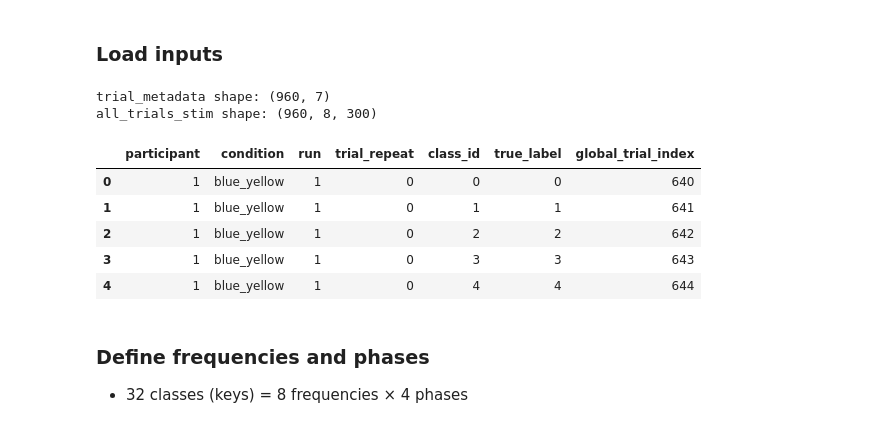
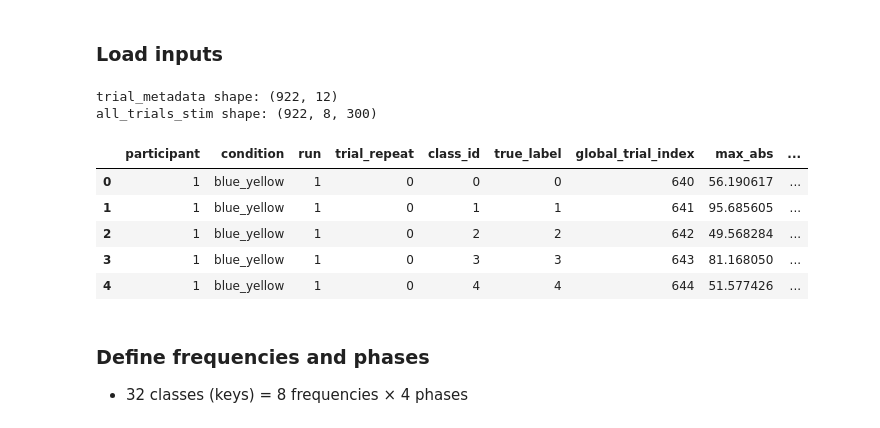
Before and after one commit to cogs189-team3/OpenVEP, a Jupyter notebook: notebooks/feature_extraction_and_classification.ipynb, the cells around one changed output. Cells and saved outputs as stored; diff of their text form; code cells hidden in the pictures.

```diff
--- a/notebooks/feature_extraction_and_classification.ipynb
+++ b/notebooks/feature_extraction_and_classification.ipynb
@@ -53,25 +53,25 @@ FILTER_WEIGHTS = np.arange(1, len(FILTER_BANKS) + 1) ** (-1.25) + 0.25
 ### Load inputs
 # %%
 # Load metadata created in load_and_qc.ipynb
-trial_metadata = pd.read_csv(INPUT_DIR / "trial_metadata.csv")
+trial_metadata = pd.read_csv(INPUT_DIR / "trial_metadata_clean.csv")
 
 # Load EEG data from the stimulus window only
 # Expected shape: (n_trials, 8, 300)
-all_trials_stim = np.load(INPUT_DIR / "all_trials_stim.npy")
+all_trials_stim = np.load(INPUT_DIR / "all_trials_stim_clean.npy")
 
 print("trial_metadata shape:", trial_metadata.shape)
 print("all_trials_stim shape:", all_trials_stim.shape)
 
 trial_metadata.head()
 # %% [output]
-trial_metadata shape: (960, 7)
-all_trials_stim shape: (960, 8, 300)
+trial_metadata shape: (922, 12)
+all_trials_stim shape: (922, 8, 300)
-|  | participant | condition | run | trial_repeat | class_id | true_label | global_trial_index |
-| 0 | 1 | blue_yellow | 1 | 0 | 0 | 0 | 640 |
-| 1 | 1 | blue_yellow | 1 | 0 | 1 | 1 | 641 |
-| 2 | 1 | blue_yellow | 1 | 0 | 2 | 2 | 642 |
-| 3 | 1 | blue_yellow | 1 | 0 | 3 | 3 | 643 |
-| 4 | 1 | blue_yellow | 1 | 0 | 4 | 4 | 644 |
+|  | participant | condition | run | trial_repeat | class_id | true_label | global_trial_index | max_abs | ... |
+| 0 | 1 | blue_yellow | 1 | 0 | 0 | 0 | 640 | 56.190617 | ... |
+| 1 | 1 | blue_yellow | 1 | 0 | 1 | 1 | 641 | 95.685605 | ... |
+| 2 | 1 | blue_yellow | 1 | 0 | 2 | 2 | 642 | 49.568284 | ... |
+| 3 | 1 | blue_yellow | 1 | 0 | 3 | 3 | 643 | 81.168050 | ... |
+| 4 | 1 | blue_yellow | 1 | 0 | 4 | 4 | 644 | 51.577426 | ... |
 # %% [markdown]
 ### Define frequencies and phases
 * 32 classes (keys) = 8 frequencies × 4 phases
```
Also changed, not shown: parts of 2 cells of this notebook, 15 other files.
